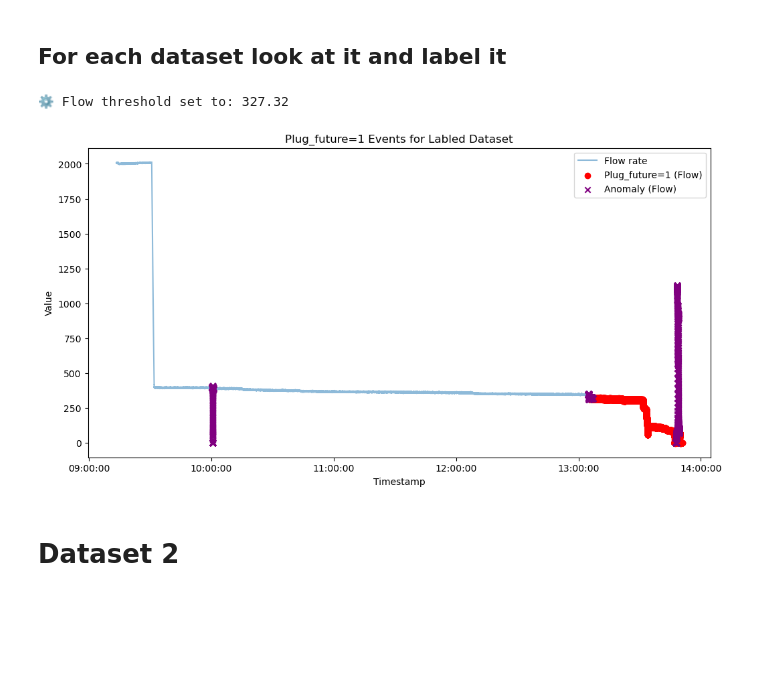
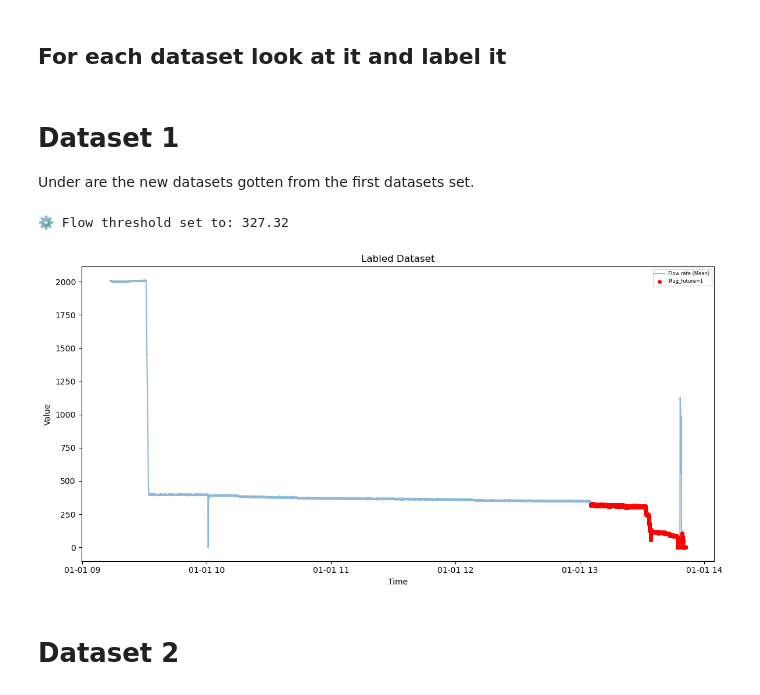
Before and after one commit to KaroGil/master_plug_prediction, a Jupyter notebook: notebooks/label_data.ipynb, the cells around one changed output. Cells and saved outputs as stored; diff of their text form; code cells hidden in the pictures; blank space fills up the shorter version.

```diff
--- a/notebooks/label_data.ipynb
+++ b/notebooks/label_data.ipynb
@@ -24,7 +26,7 @@ def save_labeled_data(df, name):
 # %%
 def set_default_plug(df):
     dp.create_target_column(df) # Makes plug = 1/0 column, based on flow/pressure threshold
-    #dp.create_future_target(df)
+    dp.create_future_target(df)
 # %%
 def set_no_plug(df):
     df['Plug'] = 0
@@ -98,11 +130,13 @@ dv.visualize_flow_rate(dataset1, name="Labled Dataset")
 # %% [markdown]
 ## For each dataset look at it and label it
+# %% [markdown]
+# Dataset 1
+Under are the new datasets gotten from the first datasets set.
 # %%
 set_default_plug(dataset1)
-dataset1 = add_logId_column(dataset1, 1)
-dv.visualize_plug_event(dataset1, anomalies=True, plug_column="Plug_future", name="Labled Dataset")
+dv.visualize_plug_event(dataset1, plug_column="Plug_future", name="Labled Dataset")
 # %% [output]
 ⚙️ Flow threshold set to: 327.32
-[figure, old version]
+[figure, new version]
 # %% [markdown]
 # Dataset 2
```
Also changed, not shown: parts of 127 cells of this notebook, 57 other files.
